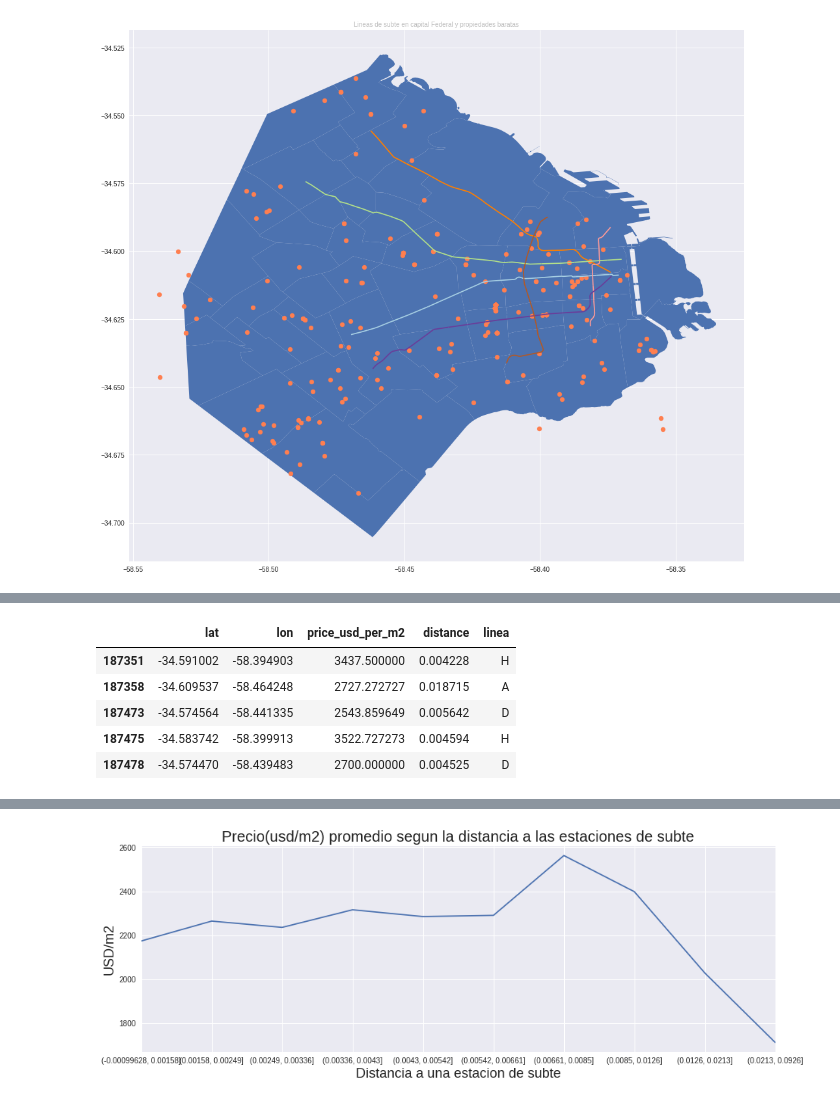
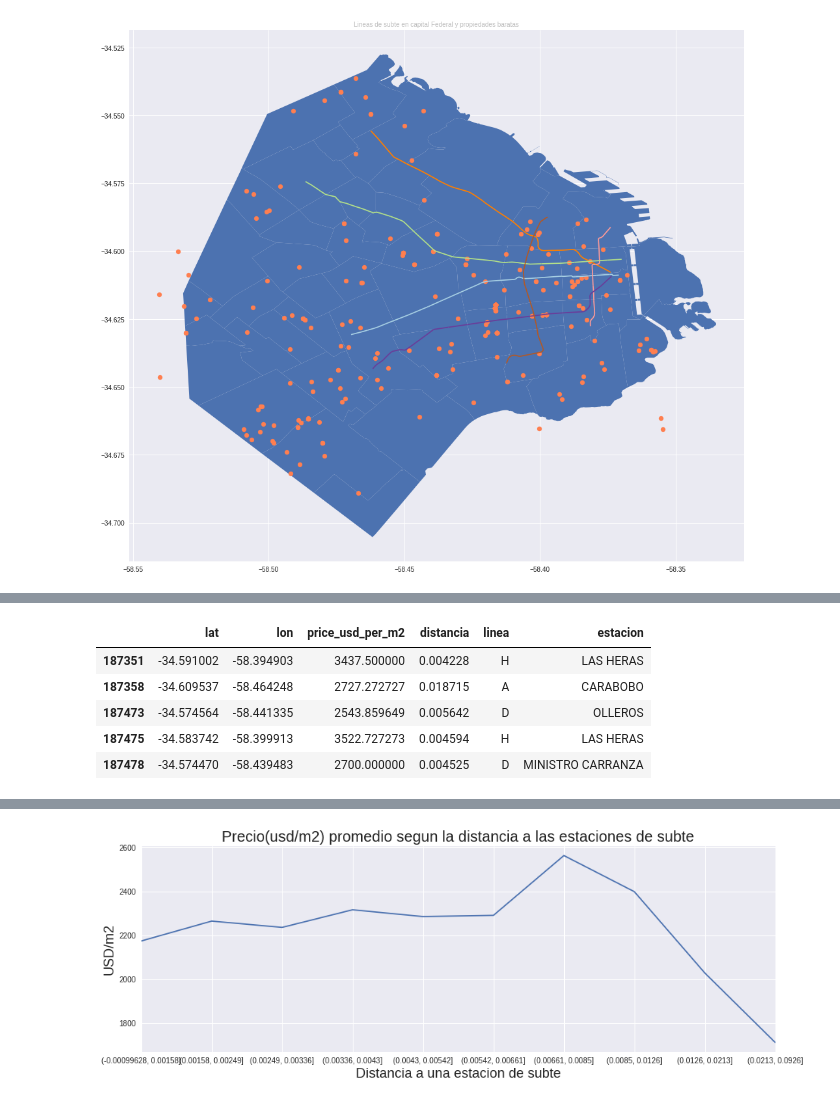
Before and after one commit to jazminferreiro-zz/orgaTP1, a Jupyter notebook: Analisis exploratorio Properati .ipynb, the cells around one changed output, grey strips where cells are left out. Drawn from its saved outputs; the diff is of its cells as text; code cells hidden in the pictures.

```diff
--- a/Analisis exploratorio Properati .ipynb
+++ b/Analisis exploratorio Properati .ipynb
@@ -595,31 +607,36 @@ estaciones_csv = estaciones_csv.rename(columns={'X':'lon'})
 def get_min_dist_to_station(lat,lon):
     min_dist = 1000
     linea = ""
+    estacion = ""
     for index, row in estaciones_csv.iterrows():
         new_distance = get_distance(lat,lon,row['lat'], row['lon'])
         if(new_distance < min_dist):
             min_dist = new_distance
             linea = row['LINEA']
-    return (min_dist,linea)
+            estacion = row['ESTACION']
+    return (min_dist,linea,estacion)
 # %%
 properati_subtes = properati_xy.loc[properati_xy.state_name.str.contains("Capital Federal", na=False), ['lat','lon','price_usd_per_m2'] ]
-distances = []
+distancias = []
 lineas = []
+estaciones =[]
 for index, row in properati_subtes.iterrows():
     lat = row['lat']
     lon = row['lon']
-    distance, linea = get_min_dist_to_station(lat,lon)
-    distances.append(distance)
+    distancia, linea,estacion = get_min_dist_to_station(lat,lon)
+    distancias.append(distancia)
     lineas.append(linea)
+    estaciones.append(estacion)
 # %%
 properati_subtes = properati_xy.loc[properati_xy.state_name.str.contains("Capital Federal", na=False), ['lat','lon','price_usd_per_m2'] ]
-properati_subtes['distance'] = distances
+properati_subtes['distancia'] = distancias
 properati_subtes['linea'] = lineas
+properati_subtes['estacion'] = estaciones
 properati_subtes.tail()
 # %% [output]
-|  | lat | lon | price_usd_per_m2 | distance | linea |
-| 187351 | -34.591002 | -58.394903 | 3437.500000 | 0.004228 | H |
-| 187358 | -34.609537 | -58.464248 | 2727.272727 | 0.018715 | A |
-| 187473 | -34.574564 | -58.441335 | 2543.859649 | 0.005642 | D |
-| 187475 | -34.583742 | -58.399913 | 3522.727273 | 0.004594 | H |
-| 187478 | -34.574470 | -58.439483 | 2700.000000 | 0.004525 | D |
+|  | lat | lon | price_usd_per_m2 | distancia | linea | estacion |
+| 187351 | -34.591002 | -58.394903 | 3437.500000 | 0.004228 | H | LAS HERAS |
+| 187358 | -34.609537 | -58.464248 | 2727.272727 | 0.018715 | A | CARABOBO |
+| 187473 | -34.574564 | -58.441335 | 2543.859649 | 0.005642 | D | OLLEROS |
+| 187475 | -34.583742 | -58.399913 | 3522.727273 | 0.004594 | H | LAS HERAS |
+| 187478 | -34.574470 | -58.439483 | 2700.000000 | 0.004525 | D | MINISTRO CARRANZA |
```
Also changed, not shown: parts of 2 cells of this notebook.
